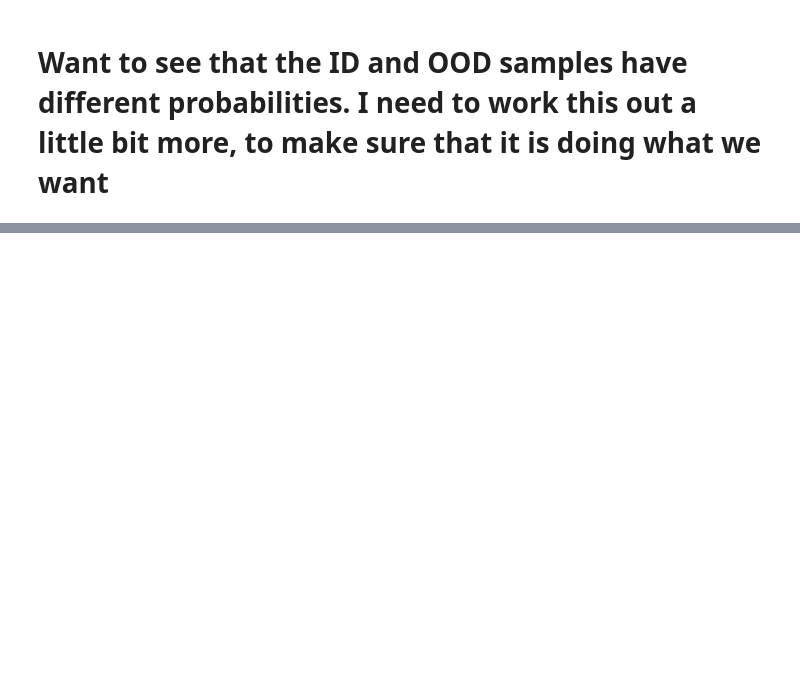
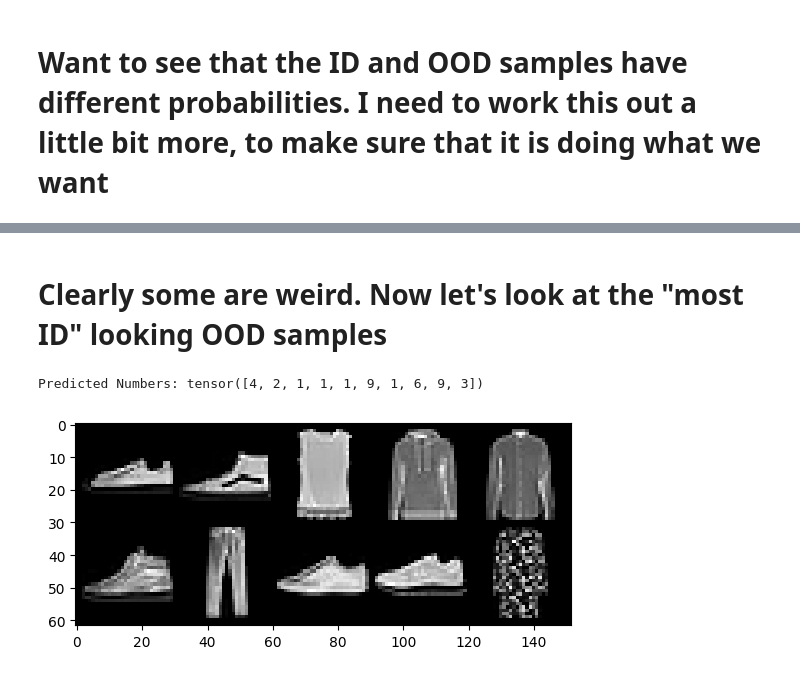
Before and after one commit to liamfdoherty/vos, a Jupyter notebook: demos/vos_deploy_demo.ipynb, the cells around one changed output, grey strips where cells are left out. Cells and saved outputs as stored; diff of their text form; code cells hidden in the pictures; blank space fills up the shorter version.

```diff
--- a/demos/vos_deploy_demo.ipynb
+++ b/demos/vos_deploy_demo.ipynb
@@ -101,0 +127,13 @@ plt.show()
+# %% [markdown]
+# Clearly some are weird. Now let's look at the "most ID" looking OOD samples
+# %%
+indices = torch.sort(ood_prob.flatten()).indices[-10:]
+
+grid = torchvision.utils.make_grid(ood_samples[indices], nrow = 5, normalize = True)
+plt.imshow(grid.permute(1, 2, 0))
+
+predicted_nums = torch.argmax(model(ood_samples[indices]), dim = 1)
+print(f"Predicted Numbers: {predicted_nums}")
+# %% [output]
+Predicted Numbers: tensor([4, 2, 1, 1, 1, 9, 1, 6, 9, 3])
+[figure, added]
```
Also changed, not shown: parts of 15 cells of this notebook, 1 other file.
